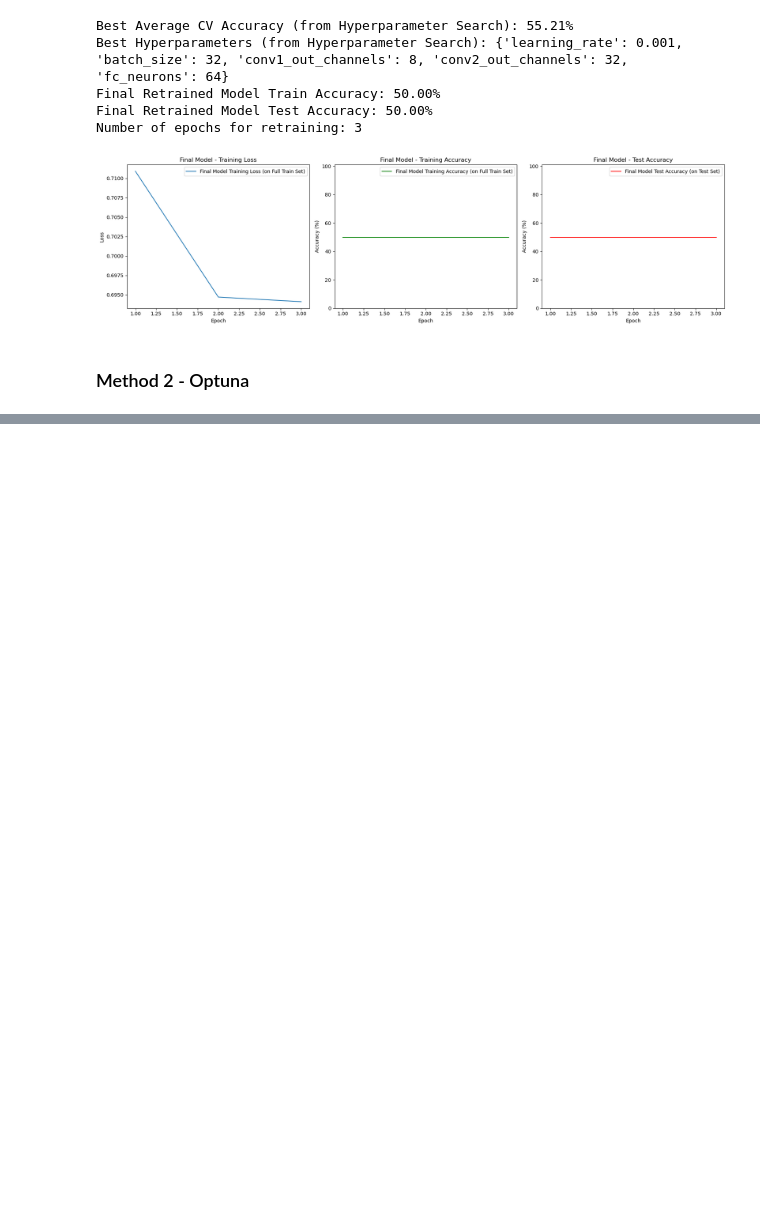
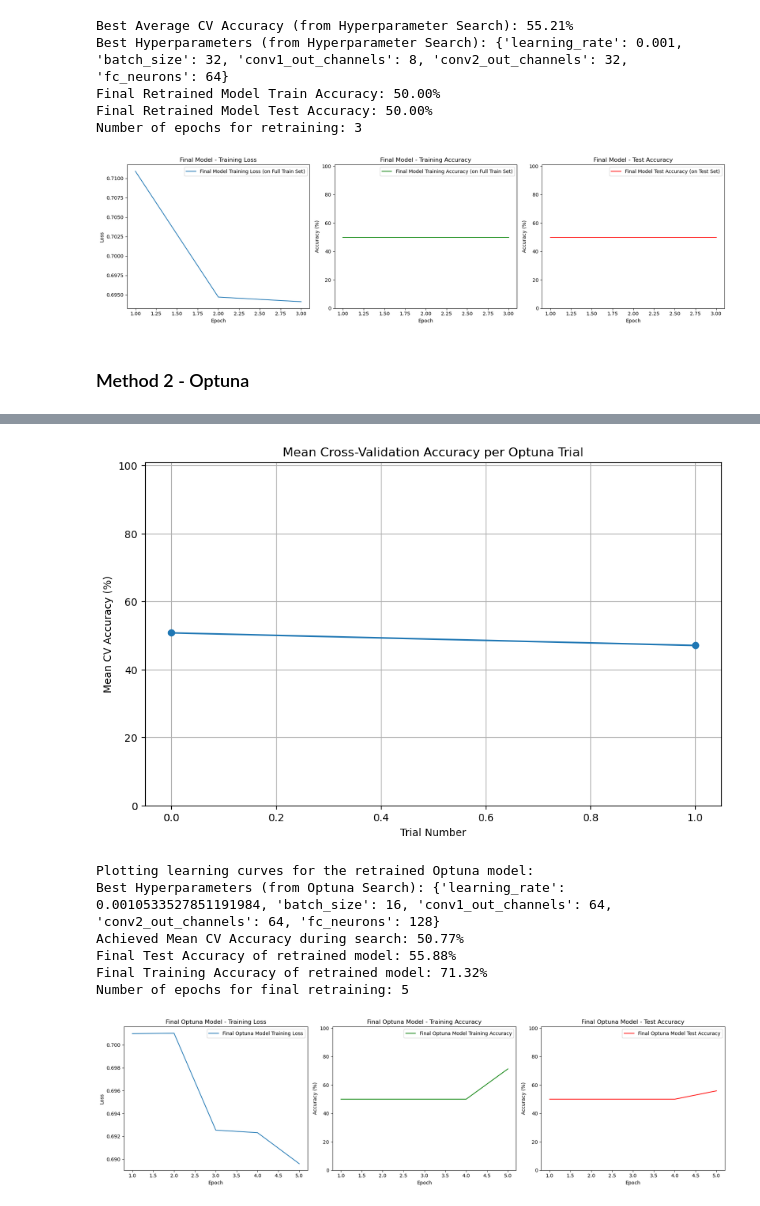
Before and after one commit to QuintenTijn/Decision_with_AI, a Jupyter notebook: Assignment_2/code_Tijmen copy 3 final.ipynb, the cells around one changed output, grey strips where cells are left out. Drawn from its saved outputs; the diff is of its cells as text; code cells hidden in the pictures; blank space fills up the shorter version.

```diff
--- a/Assignment_2/code_Tijmen copy 3 final.ipynb
+++ b/Assignment_2/code_Tijmen copy 3 final.ipynb
@@ -282,7 +309,7 @@ best_model_train_losses = []
 best_model_val_accuracies = []
 
 num_classes_hp = 2
-num_epochs_search = 25 # Epochs for each fold in CV and for final retraining
+num_epochs_search = 19 # Epochs for each fold in CV and for final retraining
 num_trials = 10 # Number of random hyperparameter sets to try
 n_splits_cv = 5 # Number of folds for cross-validation
 
@@ -723,3 +834,79 @@ best_model_val_accuracies_optuna = best_trial_optuna.user_attrs.get("val_accurac
+# %%
+# Plot Mean CV Accuracy per Optuna Trial
+if study and study.trials:
+    completed_trials = [t for t in study.trials if t.state == optuna.trial.TrialState.COMPLETE]
+    if completed_trials:
+        trial_numbers = [t.number for t in completed_trials]
+        mean_cv_accuracies = [t.value for t in completed_trials] # t.value is the mean_cv_accuracy
+
+        plt.figure(figsize=(10, 6))
+        plt.plot(trial_numbers, mean_cv_accuracies, marker='o', linestyle='-')
+        plt.title("Mean Cross-Validation Accuracy per Optuna Trial")
+        plt.xlabel("Trial Number")
+        plt.ylabel("Mean CV Accuracy (%)")
+        # plt.xticks(trial_numbers) # Can be too crowded if many trials
+        plt.grid(True)
+        plt.ylim(min(0, np.min(mean_cv_accuracies)-5 if mean_cv_accuracies else 0), 101)
+        plt.show()
+    else:
+        print("No completed Optuna trials to plot CV accuracy for.")
+else:
+    print("Optuna study object not available or no trials run.")
+
+# Plotting learning curves for the FINAL RETRAINED best model from Optuna
+print(f"\nPlotting learning curves for the retrained Optuna model:")
+if best_hyperparams_optuna:
+    print(f"Best Hyperparameters (from Optuna Search): {best_hyperparams_optuna}")
+    print(f"Achieved Mean CV Accuracy during search: {best_avg_cv_accuracy_optuna:.2f}%")
+    if optuna_final_model_test_accuracies:
+         print(f"Final Test Accuracy of retrained model: {optuna_final_model_test_accuracies[-1]:.2f}%")
+    if optuna_final_model_train_accuracies:
+        print(f"Final Training Accuracy of retrained model: {optuna_final_model_train_accuracies[-1]:.2f}%")
+    print(f"Number of epochs for final retraining: {num_epochs_final_retrain_optuna}")
+else:
+    print("No best Optuna model was retrained.")
+
+optuna_epochs_retrain = list(range(1, len(optuna_final_model_train_losses) + 1))
+
+if optuna_final_model_train_losses and optuna_final_model_train_accuracies and optuna_final_model_test_accuracies:
+    plt.figure(figsize=(18, 5)) # Adjusted figure size for three subplots
+
+    plt.subplot(1, 3, 1)
+    plt.plot(optuna_epochs_retrain, optuna_final_model_train_losses, label='Final Optuna Model Training Loss')
+    plt.xlabel('Epoch')
+    plt.ylabel('Loss')
+    plt.title('Final Optuna Model - Training Loss')
+    plt.legend()
+
+    plt.subplot(1, 3, 2)
+    plt.plot(optuna_epochs_retrain, optuna_final_model_train_accuracies, label='Final Optuna Model Training Accuracy', color='green')
+    plt.xlabel('Epoch')
+    plt.ylabel('Accuracy (%)')
+    plt.title('Final Optuna Model - Training Accuracy')
+    plt.legend()
+    plt.ylim(0, 101)
+
+    plt.subplot(1, 3, 3)
+    plt.plot(optuna_epochs_retrain, optuna_final_model_test_accuracies, label='Final Optuna Model Test Accuracy', color='red')
+    plt.xlabel('Epoch')
+    plt.ylabel('Accuracy (%)')
+    plt.title('Final Optuna Model - Test Accuracy')
+    plt.legend()
+    plt.ylim(0, 101)
+
+    plt.tight_layout()
+    plt.show()
+else:
+    print("Learning curve data for the final retrained Optuna model is not available or incomplete.")
+# %% [output]
+[figure, added]
+Plotting learning curves for the retrained Optuna model:
+Best Hyperparameters (from Optuna Search): {'learning_rate': 0.0010533527851191984, 'batch_size': 16, 'conv1_out_channels': 64, 'conv2_out_channels': 64, 'fc_neurons': 128}
+Achieved Mean CV Accuracy during search: 50.77%
+Final Test Accuracy of retrained model: 55.88%
+Final Training Accuracy of retrained model: 71.32%
+Number of epochs for final retraining: 5
+[figure, added]
 # %%
 fig1 = plot_optimization_history(study)
 fig1.show()  # in Jupyter this will render an interactive Plotly chart
```
Also changed, not shown: parts of 14 cells of this notebook, 2 other files.
